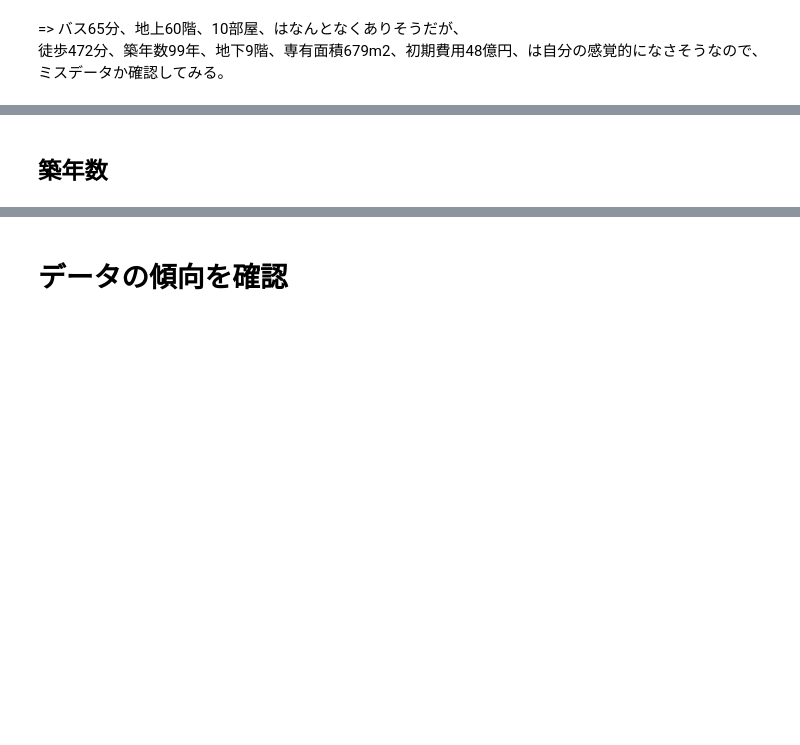
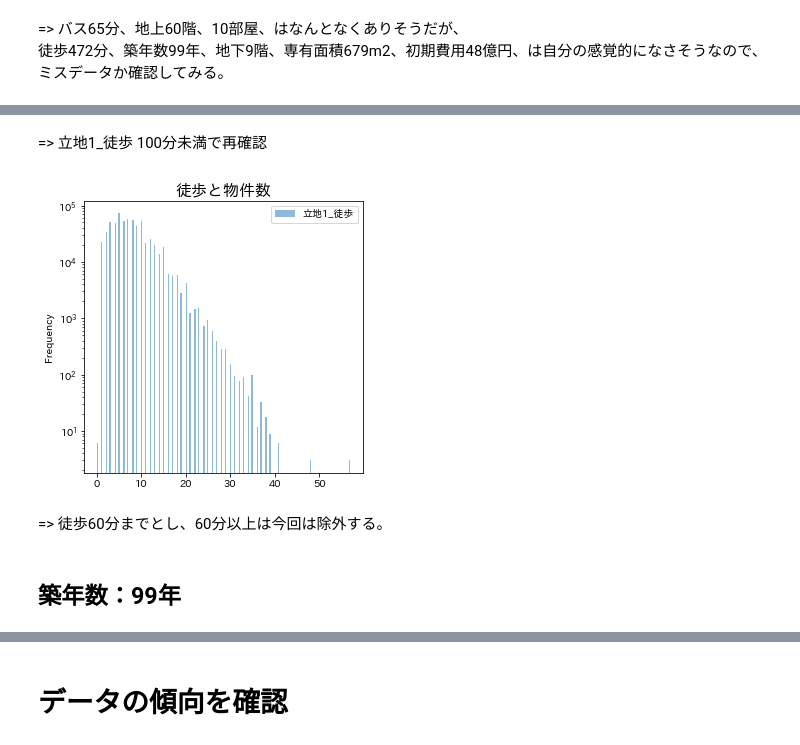
Before and after one commit to kimiaki/Bukken, a Jupyter notebook: code/analysis.ipynb, the cells around one changed output, grey strips where cells are left out. Cells and saved outputs as stored; diff of their text form; code cells hidden in the pictures; blank space fills up the shorter version.

```diff
--- a/code/analysis.ipynb
+++ b/code/analysis.ipynb
@@ -101,2 +119,12 @@ df_all.describe()
+# %% [markdown]
+=> 立地1_徒歩 100分未満で再確認
+# %%
+df_all[df_all["立地1_徒歩"] < 100].plot(y=["立地1_徒歩"], alpha=0.5, figsize=(5,5), kind="hist", bins=200, logy=True)
+plt.title("徒歩と物件数", size=16)
+plt.show()
+# %% [output]
+[figure, added]
+# %% [markdown]
+=> 徒歩60分までとし、60分以上は今回は除外する。
 # %% [markdown]
-## 築年数
+## 築年数：99年
```
Also changed, not shown: parts of 41 cells of this notebook, 9 other files.
